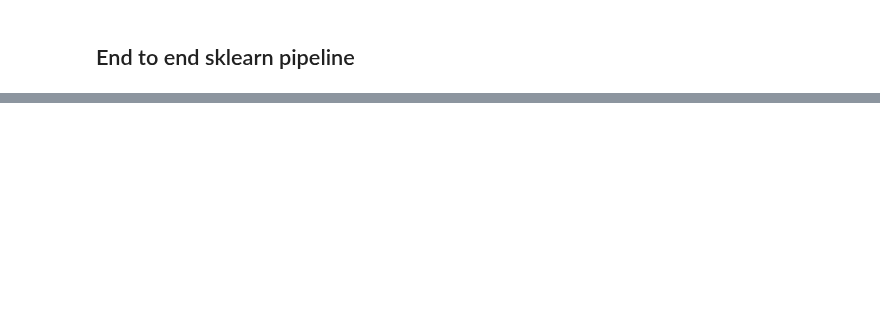
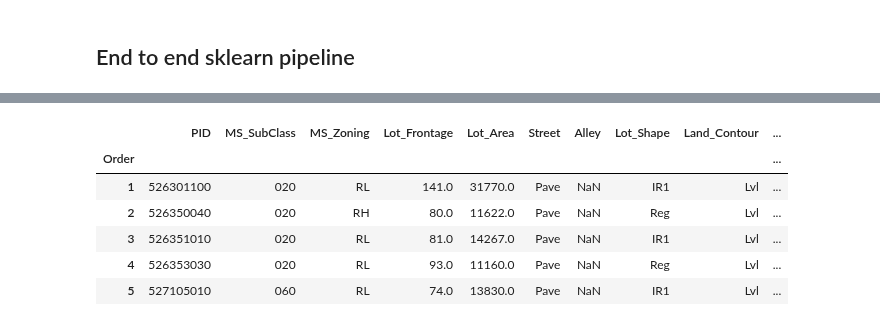
Before and after one commit to cs224/pybnl, a Jupyter notebook: examples/010-2018-06-20-ames-house-prices.ipynb, the cells around one changed output, grey strips where cells are left out. Saved outputs shown, nothing was run; the diff lists cells and outputs as text; code cells hidden in the pictures; blank space fills up the shorter version.

Commit message:
010-2018-06-20-ames-house-prices.ipynb: functionality to build up an end-to-end sklearn data pipeline - modularized

```diff
--- a/examples/010-2018-06-20-ames-house-prices.ipynb
+++ b/examples/010-2018-06-20-ames-house-prices.ipynb
@@ -611,21 +1048,48 @@ tmp_cat_columns_ordinal_1 = [(e, l[::-1]) for e,l in cat_columns_ordinal + cat_c
 tmp_levels_map = dict(tmp_cat_columns_ordinal_1)
 # tmp_levels_map
 # %%
+metadata = {}
+it = dsbasics.bin.MetaDataInitTransformer(metadata)
+st = dsbasics.bin.ColumnNameSanitzerTransformer(
+    categorical_columns = cat_columns,
+    ordered_categorical_columns = tmp_cat_columns_ordinal,
+    discrete_columns = discrete_columns,
+    continuous_columns = continuous_columns,
+    metadata=metadata
+)
+
 ct = dsbasics.bin.CategoricalTransformer(
     categorical_columns = cat_columns,
     ordered_categorical_columns = tmp_cat_columns_ordinal,
     discrete_columns = discrete_columns,
     continuous_columns = continuous_columns,
     levels_map = tmp_levels_map,
-    null_to_NA_columns = tmp_cat_columns_NA
+    metadata=metadata
 )
+
+nt = dsbasics.bin.NullToNATransformer(null_to_NA_columns = tmp_cat_columns_NA, metadata=metadata)
+
+lt = dsbasics.bin.CategoryLevelsAsStringsTransformer()
 
 pl = sklearn.pipeline.Pipeline(
     memory=None,
-    steps=[('ct', ct),
+    steps=[
+        ('init', it),
+        ('cn_sanitizer', st),
+        ('ct', ct),
+        ('null_to_NA', nt),
+        ('levels_as_strings', lt)
           ])
 
-tmp = pl.fit_transform(df, df.SalePrice)
+tmp = pl.fit_transform(df.iloc[:,:-1], df.SalePrice)
 tmp.head()
+# %% [output]
+|  | PID | MS_SubClass | MS_Zoning | Lot_Frontage | Lot_Area | Street | Alley | Lot_Shape | Land_Contour | ... |
+| Order |  |  |  |  |  |  |  |  |  | ... |
+| 1 | 526301100 | 020 | RL | 141.0 | 31770.0 | Pave | NaN | IR1 | Lvl | ... |
+| 2 | 526350040 | 020 | RH | 80.0 | 11622.0 | Pave | NaN | Reg | Lvl | ... |
+| 3 | 526351010 | 020 | RL | 81.0 | 14267.0 | Pave | NaN | IR1 | Lvl | ... |
+| 4 | 526353030 | 020 | RL | 93.0 | 11160.0 | Pave | NaN | Reg | Lvl | ... |
+| 5 | 527105010 | 060 | RL | 74.0 | 13830.0 | Pave | NaN | IR1 | Lvl | ... |
 # %%
 tmp.Garage_Type.value_counts(dropna=False)
```
Also changed, not shown: parts of 86 cells of this notebook.
